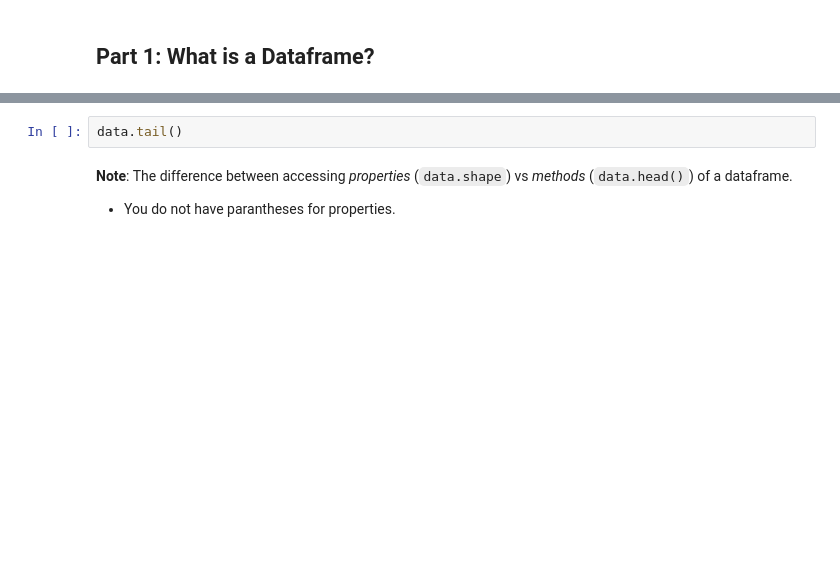
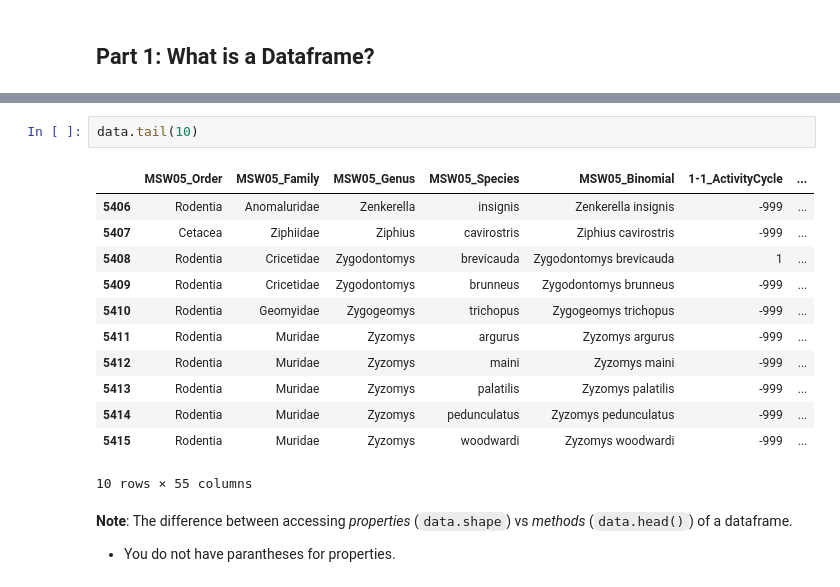
Before and after one commit to UofTCompDSci/eeb125-20241, a Jupyter notebook: weekly-materials/week07/lecture/lecture7.ipynb, the cells around one changed output, grey strips where cells are left out. Saved outputs shown, nothing was run; the diff lists cells and outputs as text; blank space fills up the shorter version.

```diff
--- a/weekly-materials/week07/lecture/lecture7.ipynb
+++ b/weekly-materials/week07/lecture/lecture7.ipynb
@@ -62,5 +136,18 @@ data.head(10)
 # %%
-data.tail()
+data.tail(10)
+# %% [output]
+|  | MSW05_Order | MSW05_Family | MSW05_Genus | MSW05_Species | MSW05_Binomial | 1-1_ActivityCycle | ... |
+| 5406 | Rodentia | Anomaluridae | Zenkerella | insignis | Zenkerella insignis | -999 | ... |
+| 5407 | Cetacea | Ziphiidae | Ziphius | cavirostris | Ziphius cavirostris | -999 | ... |
+| 5408 | Rodentia | Cricetidae | Zygodontomys | brevicauda | Zygodontomys brevicauda | 1 | ... |
+| 5409 | Rodentia | Cricetidae | Zygodontomys | brunneus | Zygodontomys brunneus | -999 | ... |
+| 5410 | Rodentia | Geomyidae | Zygogeomys | trichopus | Zygogeomys trichopus | -999 | ... |
+| 5411 | Rodentia | Muridae | Zyzomys | argurus | Zyzomys argurus | -999 | ... |
+| 5412 | Rodentia | Muridae | Zyzomys | maini | Zyzomys maini | -999 | ... |
+| 5413 | Rodentia | Muridae | Zyzomys | palatilis | Zyzomys palatilis | -999 | ... |
+| 5414 | Rodentia | Muridae | Zyzomys | pedunculatus | Zyzomys pedunculatus | -999 | ... |
+| 5415 | Rodentia | Muridae | Zyzomys | woodwardi | Zyzomys woodwardi | -999 | ... |
+10 rows × 55 columns
 # %% [markdown]
 **Note**: The difference between accessing *properties* (`data.shape`) vs *methods* (`data.head()`) of a dataframe.
 
```
Also changed, not shown: parts of 69 cells of this notebook.
